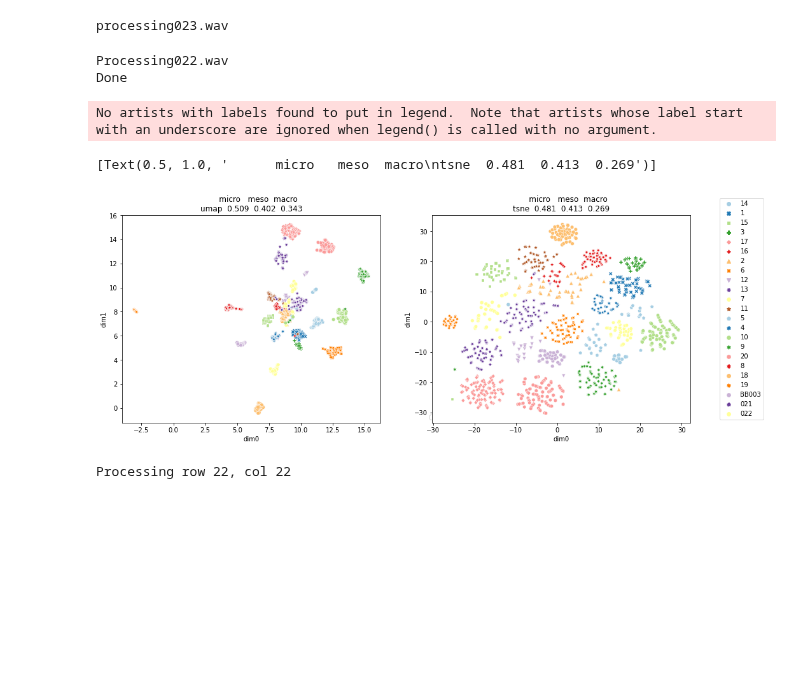
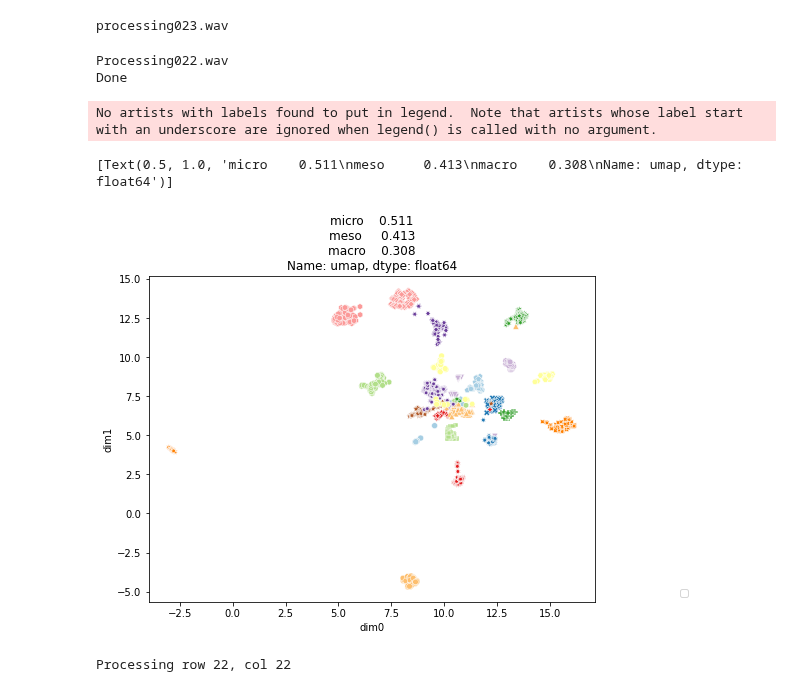
Before and after one commit to Rahul-Brito/infantvoice, a Jupyter notebook: scripts/Sohye Notebook.ipynb, the cells around one changed output. Cells and saved outputs as stored; diff of their text form; code cells hidden in the pictures; blank space fills up the shorter version.

```diff
--- a/scripts/Sohye Notebook.ipynb
+++ b/scripts/Sohye Notebook.ipynb
@@ -73,10 +72,3 @@ diarized = {os.path.splitext(file)[0]:
             json.load_from(os.path.join(diar_dir,file)).label_timeline(
                 speaker_map[os.path.splitext(file)[0]])
             for file in os.listdir(diar_dir)}
-# %%
-emb_dir = '/Users/rahulbrito/Documents/projects/infantvoice/data/embeddings'
-save_name = datetime.now().strftime('%Y_%m_%d') + '_emb.csv'
-pyannote_emb = ee.pyannote_extract_directory(down_sample_dir, diarized,emb_dir,save_name,save=True)
-# %% [output]
-Processing022.wav
-Done
@@ -83,3 +78,8 @@ Done
+# %%
+pyannote_emb = ee.pyannote_extract_directory(down_sample_dir, diarized,emb_dir,save_name,save=True)
+# %% [output]
+Processing022.wav
+Done
 # %%
 files = ['03016_diarized_pyv2.csv','2022_06_01_emb.csv']
 
@@ -110,8 +110,8 @@ high_dim = emb.drop(columns='part_id').to_numpy()
 classes= emb.part_id.to_numpy() #extract the categories/labels
 
 #compare tsne to embeddings
-low_dim = emb_tsne.drop(columns='part_id').to_numpy()
-dist_tsne = dm.embedding_quality(high_dim, low_dim, classes, knn=knn, knn_classes=knn_classes, subsetsize=subsetsize)
+#low_dim = emb_tsne.drop(columns='part_id').to_numpy()
+#dist_tsne = dm.embedding_quality(high_dim, low_dim, classes, knn=knn, knn_classes=knn_classes, subsetsize=subsetsize)
 
 #compare umap to embeddings
 low_dim = emb_umap.drop(columns='part_id').to_numpy()
@@ -119,24 +119,26 @@ dist_umap = dm.embedding_quality(high_dim, low_dim, classes, knn=knn, knn_classe
 
 
 #create a dataframe of all distance metrics for each dimension method
-dist = pd.DataFrame(np.vstack((dist_tsne, dist_umap)), columns = ['micro', 'meso', 'macro'], index = ['tsne', 'umap'])
+#dist = pd.DataFrame(np.vstack((dist_tsne, dist_umap)), columns = ['micro', 'meso', 'macro'], index = ['tsne', 'umap'])
+dist = pd.DataFrame(dist_umap, index = ['micro', 'meso', 'macro'], columns= ['umap'])
 dist = dist.round(decimals=3)
 # %%
 ##plot 2 dimensions from each dimension reduction
-fig, (ax1, ax2) = plt.subplots(ncols=2, figsize=(16,6))
+fig, ax1 = plt.subplots(figsize=(8,6))
+#fig, (ax1, ax2) = plt.subplots(ncols=2, figsize=(16,6))
 
 
 clust_plt_umap = sns.scatterplot(x=emb_umap.dim0, y=emb_umap.dim1, ax=ax1, palette="Paired", hue=emb_umap.part_id, style=emb_umap.part_id, legend=False)
 ax1.legend(loc="lower center",bbox_to_anchor=(1.2,  0), ncol=1)
-clust_plt_umap.set(title = str(dist[dist.index=='umap']))
+clust_plt_umap.set(title = str(dist.umap))
 
-clust_plt_tsne = sns.scatterplot(x=emb_tsne.dim0, y=emb_tsne.dim1, ax=ax2, palette="Paired", hue=emb_tsne.part_id, style=emb_tsne.part_id)
-ax2.legend(loc="lower center",bbox_to_anchor=(1.2,  0), ncol=1)
-clust_plt_tsne.set(title = str(dist[dist.index=='tsne']))
+#clust_plt_tsne = sns.scatterplot(x=emb_tsne.dim0, y=emb_tsne.dim1, ax=ax2, palette="Paired", hue=emb_tsne.part_id, style=emb_tsne.part_id)
+#ax2.legend(loc="lower center",bbox_to_anchor=(1.2,  0), ncol=1)
+#clust_plt_tsne.set(title = str(dist[dist.index=='tsne']))
 # %% [output]
 No artists with labels found to put in legend.  Note that artists whose label start with an underscore are ignored when legend() is called with no argument.
-[Text(0.5, 1.0, '      micro   meso  macro\ntsne  0.481  0.413  0.269')]
+[Text(0.5, 1.0, 'micro    0.511\nmeso     0.413\nmacro    0.308\nName: umap, dtype: float64')]
-[figure, old version]
+[figure, new version]
 # %%
 haus_umap = dm.hausdorff_distances(emb_umap)
 # %% [output]
```
Also changed, not shown: parts of 8 cells of this notebook.
